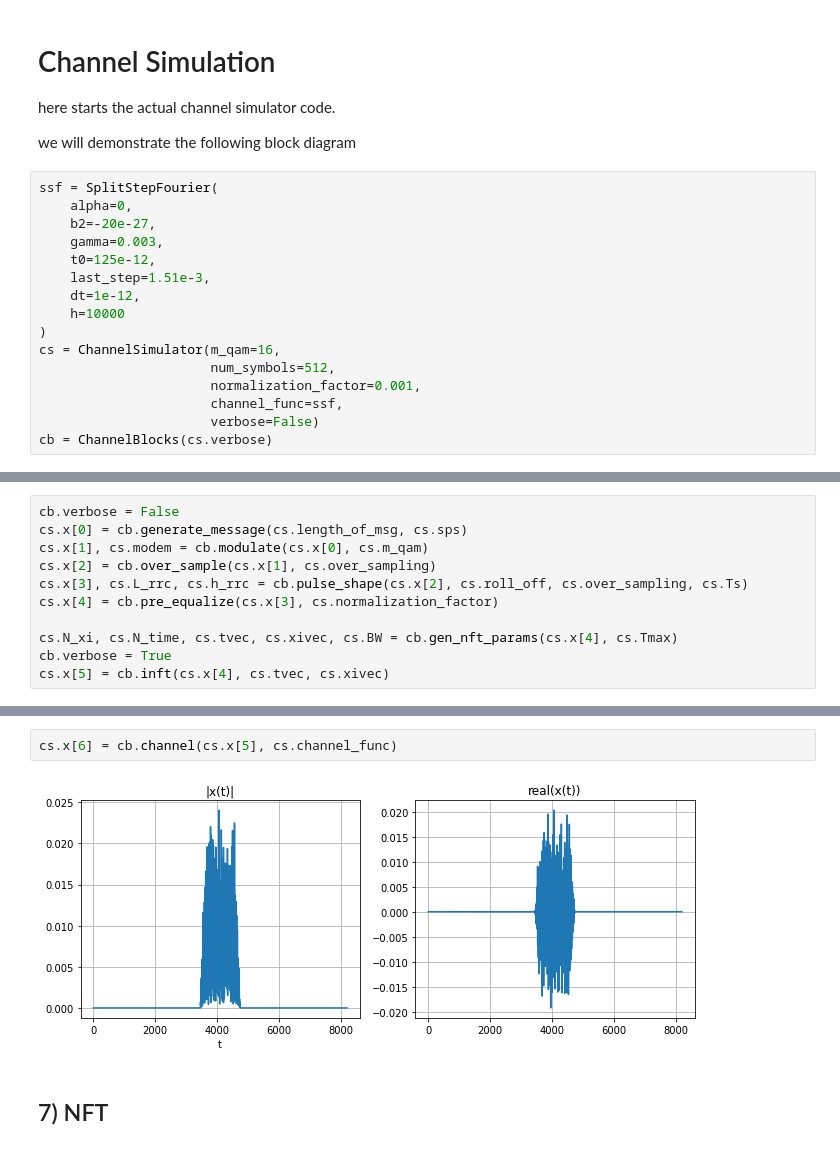
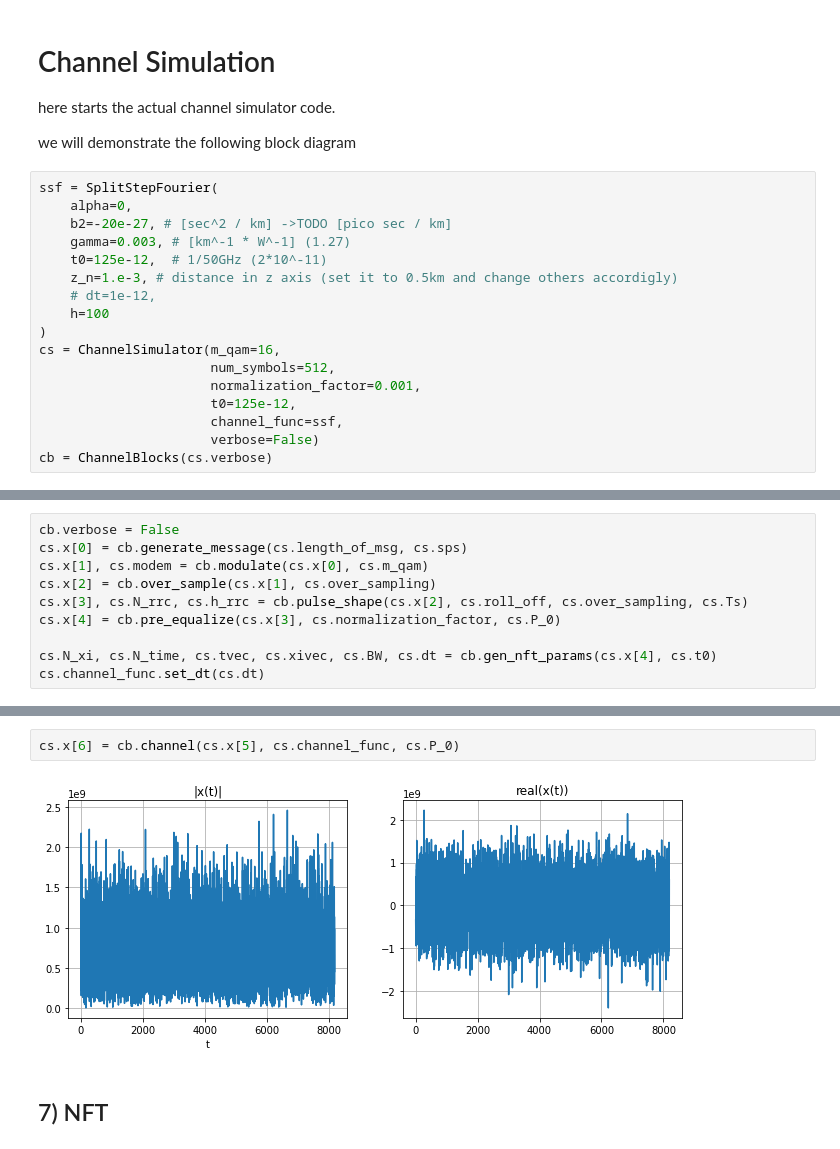
Before and after one commit to Yarden92/Thesis-code, a Jupyter notebook: apps/single_run_quick_debug_for_split.ipynb, the cells around one changed output, grey strips where cells are left out. Cells and saved outputs as stored; diff of their text form.

```diff
--- a/apps/single_run_quick_debug_for_split.ipynb
+++ b/apps/single_run_quick_debug_for_split.ipynb
@@ -18,16 +18,17 @@ we will demonstrate the following block diagram
 # %%
 ssf = SplitStepFourier(
     alpha=0,
-    b2=-20e-27,
-    gamma=0.003,
-    t0=125e-12,
-    last_step=1.51e-3,
-    dt=1e-12,
-    h=10000
+    b2=-20e-27, # [sec^2 / km] ->TODO [pico sec / km]
+    gamma=0.003, # [km^-1 * W^-1] (1.27)
+    t0=125e-12,  # 1/50GHz (2*10^-11)
+    z_n=1.e-3, # distance in z axis (set it to 0.5km and change others accordigly)
+    # dt=1e-12,
+    h=100
 )
 cs = ChannelSimulator(m_qam=16,
                       num_symbols=512,
                       normalization_factor=0.001,
+                      t0=125e-12,
                       channel_func=ssf,
                       verbose=False)
 cb = ChannelBlocks(cs.verbose)
@@ -42,9 +39,8 @@ cb.verbose = False
 cs.x[0] = cb.generate_message(cs.length_of_msg, cs.sps)
 cs.x[1], cs.modem = cb.modulate(cs.x[0], cs.m_qam)
 cs.x[2] = cb.over_sample(cs.x[1], cs.over_sampling)
-cs.x[3], cs.L_rrc, cs.h_rrc = cb.pulse_shape(cs.x[2], cs.roll_off, cs.over_sampling, cs.Ts)
-cs.x[4] = cb.pre_equalize(cs.x[3], cs.normalization_factor)
+cs.x[3], cs.N_rrc, cs.h_rrc = cb.pulse_shape(cs.x[2], cs.roll_off, cs.over_sampling, cs.Ts)
+cs.x[4] = cb.pre_equalize(cs.x[3], cs.normalization_factor, cs.P_0)
 
-cs.N_xi, cs.N_time, cs.tvec, cs.xivec, cs.BW = cb.gen_nft_params(cs.x[4], cs.Tmax)
-cb.verbose = True
-cs.x[5] = cb.inft(cs.x[4], cs.tvec, cs.xivec)
+cs.N_xi, cs.N_time, cs.tvec, cs.xivec, cs.BW, cs.dt = cb.gen_nft_params(cs.x[4], cs.t0)
+cs.channel_func.set_dt(cs.dt)
@@ -54,7 +53,7 @@ length of INFT(x) = 8192
 # %%
-cs.x[6] = cb.channel(cs.x[5], cs.channel_func)
+cs.x[6] = cb.channel(cs.x[5], cs.channel_func, cs.P_0)
 # %% [output]
-[figure, old version]
+[figure, new version]
 # %% [markdown]
 ## 7) NFT
 # %%
```
Also changed, not shown: parts of 6 cells of this notebook, 10 other files.
